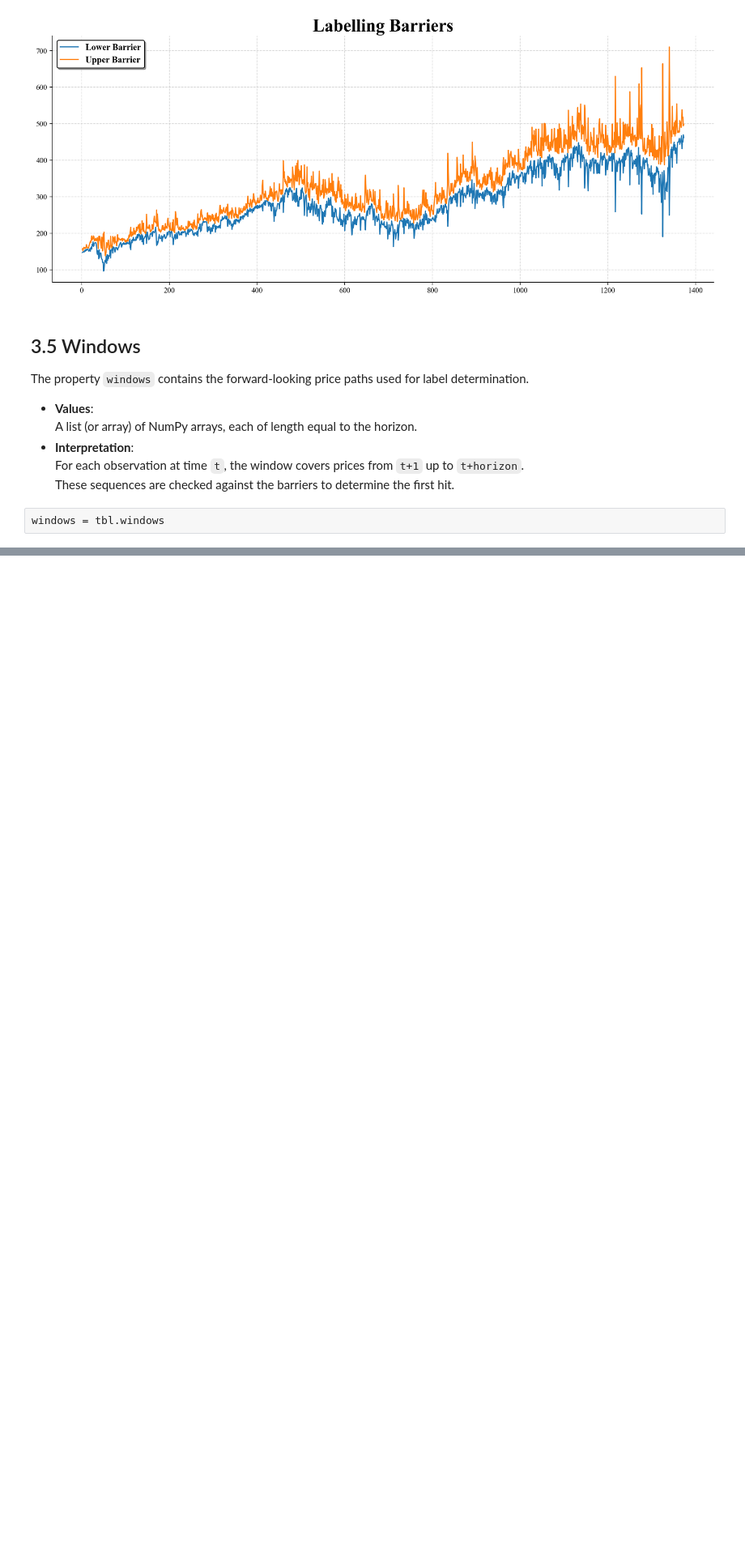
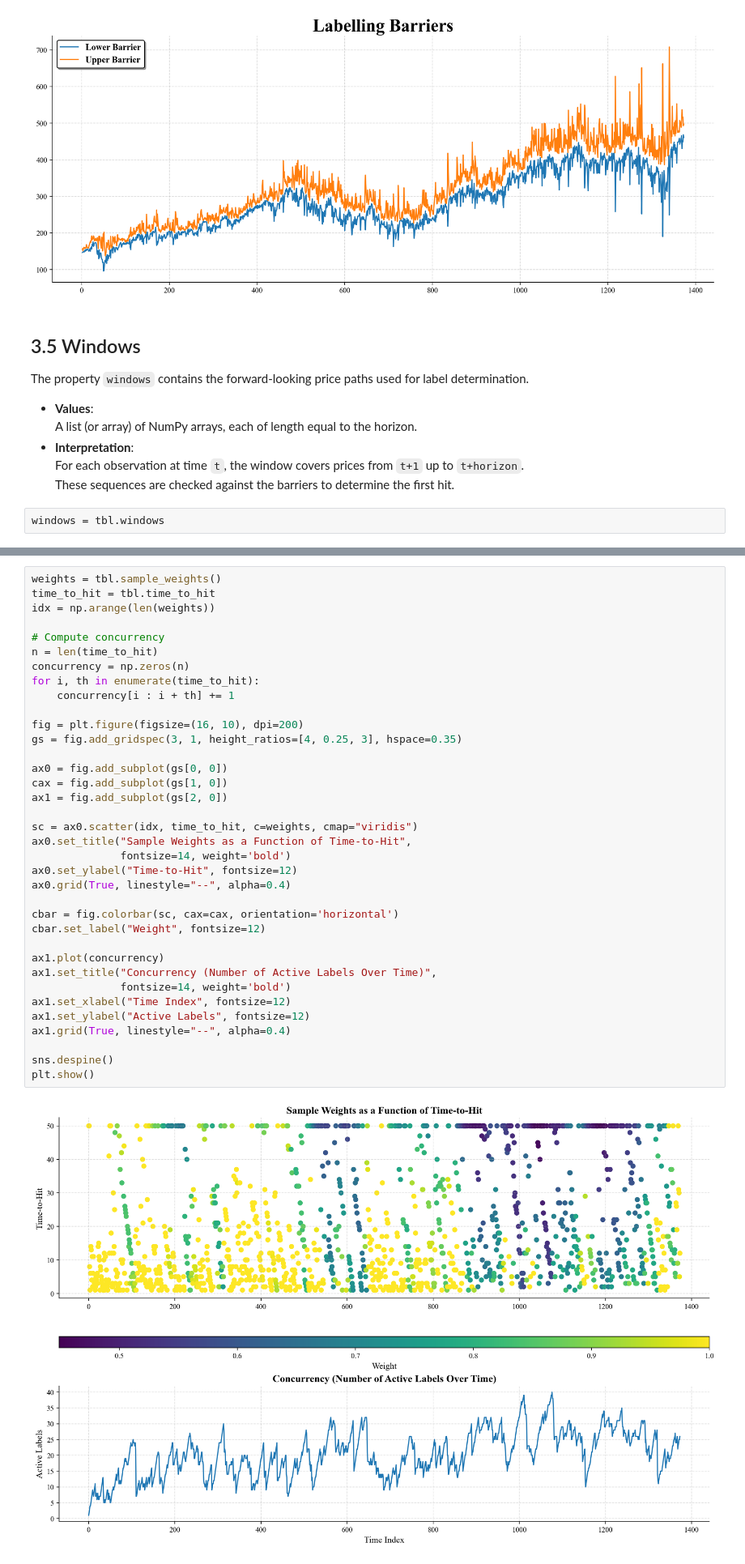
Before and after one commit to JohnsoN98X/financial-labeling, a Jupyter notebook: notebooks/00_TripleBarrierLabel.ipynb, the cells around one changed output, grey strips where cells are left out. Shown at 81% size. Cells and saved outputs as stored; diff of their text form; blank space fills up the shorter version.

```diff
--- a/notebooks/00_TripleBarrierLabel.ipynb
+++ b/notebooks/00_TripleBarrierLabel.ipynb
@@ -376,0 +504,38 @@ array([[150.88861084],
+# %%
+weights = tbl.sample_weights()
+time_to_hit = tbl.time_to_hit
+idx = np.arange(len(weights))
+
+# Compute concurrency
+n = len(time_to_hit)
+concurrency = np.zeros(n)
+for i, th in enumerate(time_to_hit):
+    concurrency[i : i + th] += 1
+
+fig = plt.figure(figsize=(16, 10), dpi=200)
+gs = fig.add_gridspec(3, 1, height_ratios=[4, 0.25, 3], hspace=0.35)
+
+ax0 = fig.add_subplot(gs[0, 0])
+cax = fig.add_subplot(gs[1, 0])
+ax1 = fig.add_subplot(gs[2, 0])
+
+sc = ax0.scatter(idx, time_to_hit, c=weights, cmap="viridis")
+ax0.set_title("Sample Weights as a Function of Time-to-Hit",
+              fontsize=14, weight='bold')
+ax0.set_ylabel("Time-to-Hit", fontsize=12)
+ax0.grid(True, linestyle="--", alpha=0.4)
+
+cbar = fig.colorbar(sc, cax=cax, orientation='horizontal')
+cbar.set_label("Weight", fontsize=12)
+
+ax1.plot(concurrency)
+ax1.set_title("Concurrency (Number of Active Labels Over Time)",
+              fontsize=14, weight='bold')
+ax1.set_xlabel("Time Index", fontsize=12)
+ax1.set_ylabel("Active Labels", fontsize=12)
+ax1.grid(True, linestyle="--", alpha=0.4)
+
+sns.despine()
+plt.show()
+# %% [output]
+[figure, added]
```
Also changed, not shown: parts of 9 cells of this notebook, 3 other files.
